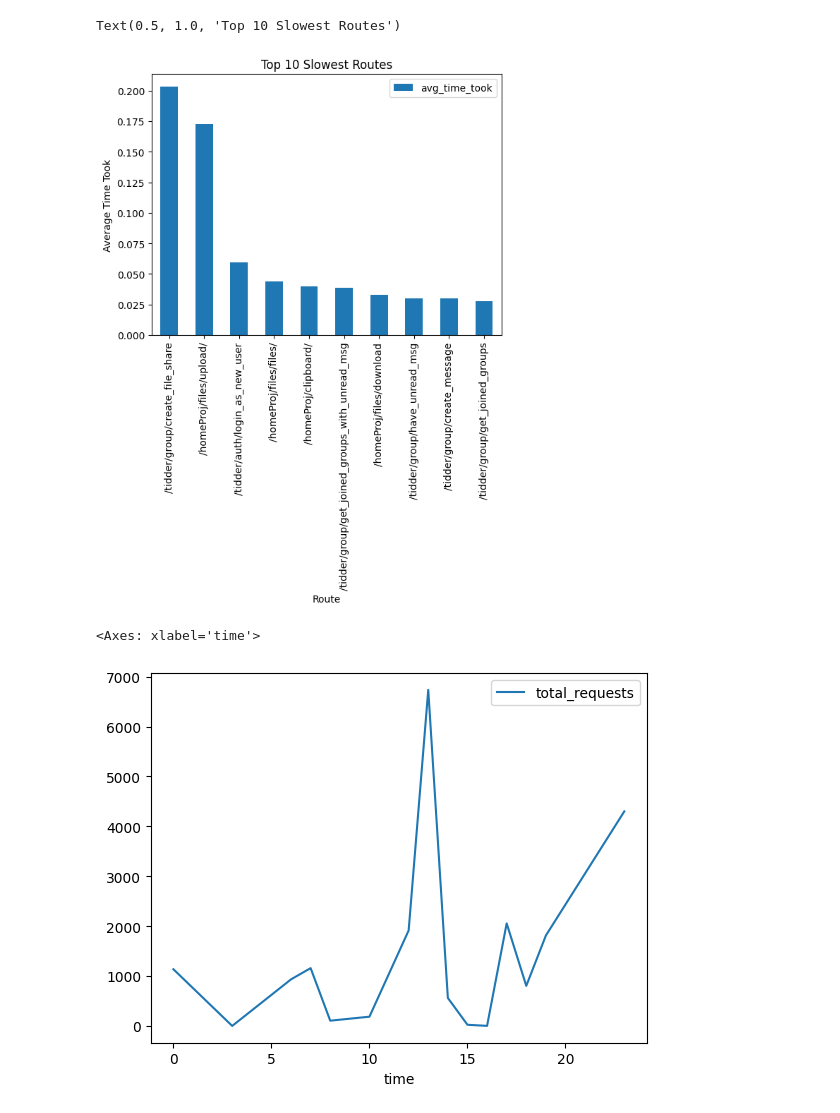
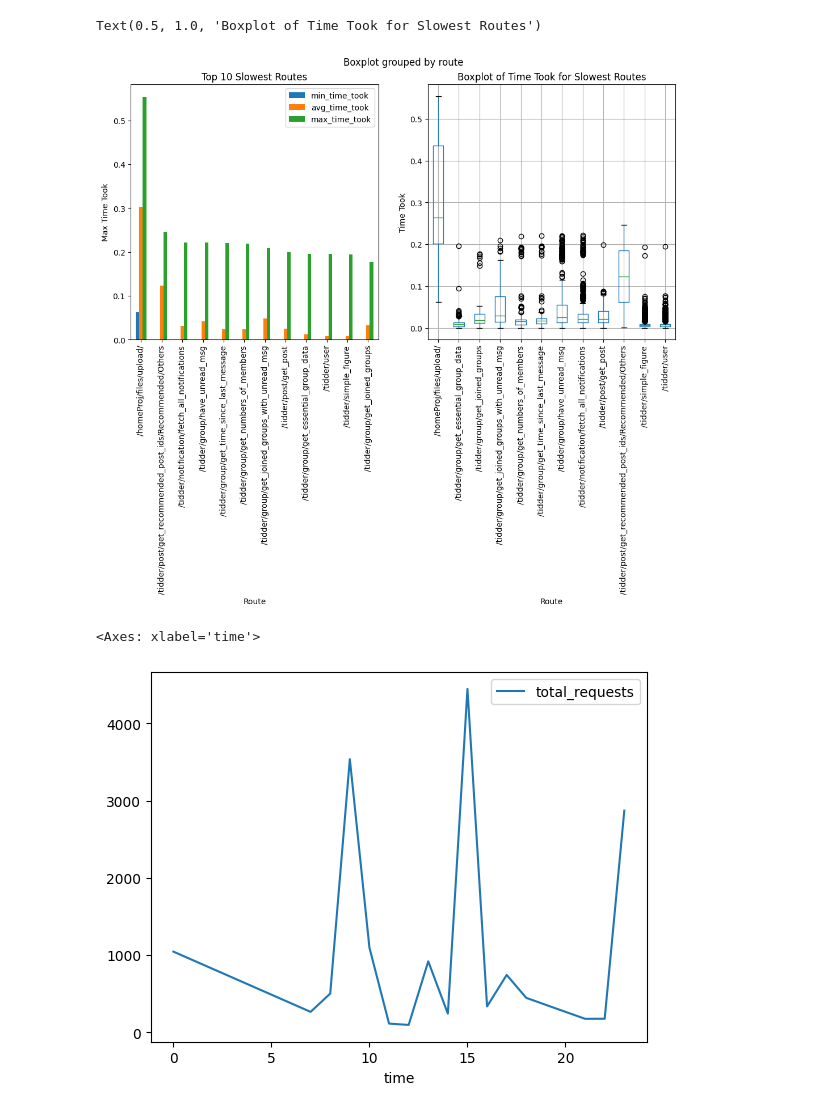
Before and after one commit to SteveIsnthere/api_stats, a Jupyter notebook: main.ipynb, the cells around one changed output. Drawn from its saved outputs; the diff is of its cells as text; code cells hidden in the pictures.

```diff
--- a/main.ipynb
+++ b/main.ipynb
@@ -49,31 +49,44 @@ linear coefficient:  3.6641711910589073e-09
 # %%
 d = pd.DataFrame()
+num_of_routes = 12
 _df = df.copy()
 # split the route by /, remove the digits from the end
 def clean_route_name(route):
     elements = route.split('/')
     elements = [e for e in elements if not e.isnumeric()]
     return '/'.join(elements)
 
 _df['route'] = _df['route'].apply(clean_route_name)
 
+d['min_time_took'] = _df.groupby('route')['time_took'].min()
 d['avg_time_took'] = _df.groupby('route')['time_took'].mean()
-d = d.sort_values(by='avg_time_took', ascending=False)
+d['max_time_took'] = _df.groupby('route')['time_took'].max()
+d = d.sort_values(by='max_time_took', ascending=False)
+bad_routes = d.head(num_of_routes).index
 
-# plot the top 10 slowest routes
-d.head(10).plot(kind='bar')
-plt.xlabel('Route')
-plt.ylabel('Average Time Took')
-plt.title('Top 10 Slowest Routes')
+fig, axes = plt.subplots(nrows=1, ncols=2, figsize=(12, 6))
+
+# Plot 1: Top 10 slowest routes (bar chart)
+d.head(num_of_routes).plot(kind='bar', ax=axes[0])
+axes[0].set_xlabel('Route')
+axes[0].set_ylabel('Max Time Took')
+axes[0].set_title('Top 10 Slowest Routes')
+
+# Plot 2: Boxplot of time took for slowest routes
+_df2 = _df[_df['route'].isin(bad_routes)]
+# sort the routes by the max time took
+_df2.boxplot(column='time_took', by='route', rot=90, ax=axes[1])
+axes[1].set_xlabel('Route')
+axes[1].set_ylabel('Time Took')
+axes[1].set_title('Boxplot of Time Took for Slowest Routes')
 # %% [output]
-Text(0.5, 1.0, 'Top 10 Slowest Routes')
+Text(0.5, 1.0, 'Boxplot of Time Took for Slowest Routes')
-[figure, old version]
+[figure, new version]
 # %%
-_df = df.copy()
 _df['time'] = _df['time'].dt.hour
 d = pd.DataFrame()
 d['total_requests'] = _df.groupby('time')['time'].count()
 d.plot()
 # %% [output]
 <Axes: xlabel='time'>
-[figure, old version]
+[figure, new version]
```
Also changed, not shown: parts of 2 cells of this notebook, 1 other file.
